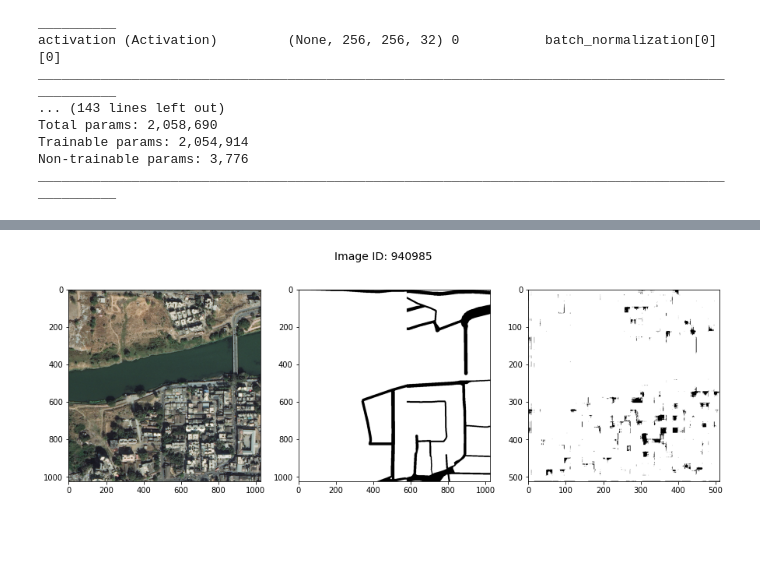
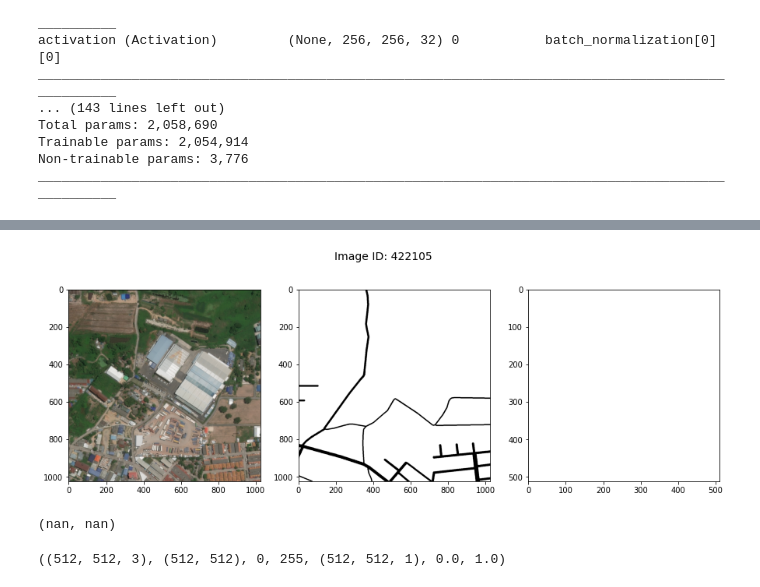
Before and after one commit to hmlewis-astro/street_network_deep_learning, a Jupyter notebook: test_notebook.ipynb, the cells around one changed output, grey strips where cells are left out. Saved outputs shown, nothing was run; the diff lists cells and outputs as text; code cells hidden in the pictures; blank space fills up the shorter version.

```diff
--- a/test_notebook.ipynb
+++ b/test_notebook.ipynb
@@ -147,12 +147,16 @@ for i in img_idx:
   sat_img = cv2.cvtColor(cv2.imread(metadata_train['sat_image_path'][i]),
                          cv2.COLOR_BGR2RGB)
   sat_mask = cv2.cvtColor(cv2.imread(metadata_train['mask_path'][i]),
-                          cv2.COLOR_BGR2RGB)[:,:,0]
+                          cv2.COLOR_BGR2RGB) / 255.
 
   fig, ax = plt.subplots(1, 2, figsize=(10,5))
 
   fig.suptitle('Image ID: {}'.format(metadata_train['image_id'][i]),
                fontsize=14)
   ax[0].imshow(sat_img)
-  ax[1].imshow(sat_mask, cmap='Greys');
+  im = ax[1].imshow(sat_mask, cmap='Greys', vmin=0.0, vmax=1.0)
+
+  fig.subplots_adjust(right=0.8)
+  cbar_ax = fig.add_axes([0.85, 0.20, 0.05, 0.60])
+  fig.colorbar(im, cax=cbar_ax)
 # %% [output]
@@ -215,9 +219,9 @@ class SatDatClass(keras.utils.Sequence):
         for j, path in enumerate(batch_target_img_paths):
             img = load_img(path, target_size=self.img_size,
                            color_mode="grayscale")
-            #y[j] = np.expand_dims(img, 2)
-            y[j] = np.expand_dims(img, 2) / 255. #easier for network to interpret numbers in range [0,1]
-            # Ground truth labels are 0, 1, 3.
+            y[j] = np.expand_dims(img, 2)
+            #y[j] = np.expand_dims(img, 2) / 255. #easier for network to interpret numbers in range [0,1]
+            # Ground truth labels are 1, 2, 3.
             # Subtract one to make them 0, 1, 2:
             #y[j] -= 1
 
@@ -341,11 +340,14 @@ val_gen = SatDatClass(batch_size, img_size,
 # %%
 model.compile(optimizer="rmsprop",
               loss="sparse_categorical_crossentropy",
-              metrics=['accuracy'],)
+              metrics=['accuracy'],)#[keras.metrics.SparseCategoricalAccuracy()])#
+                       #,keras.metrics.Precision(),
+                       #keras.metrics.Recall(),
+                       #keras.metrics.MeanIoU(num_classes=num_classes)],)
 
 callbacks = [keras.callbacks.EarlyStopping(patience=8, verbose=1,
                                            restore_best_weights=True),
-             keras.callbacks.ReduceLROnPlateau(factor=.5, patience=3,
+             keras.callbacks.ReduceLROnPlateau(factor=0.5, patience=3,
                                                verbose=1),
              keras.callbacks.ModelCheckpoint("/content/satellite_segmentation.h5",
                                              save_best_only=True)]
@@ -362,22 +361,36 @@ val_gen = SatDatClass(batch_size, img_size,
                       val_input_img_paths, val_target_img_paths)
 val_preds = model.predict(val_gen)
 # %%
-i = 10
+i = 18
 
 sat_img = cv2.cvtColor(cv2.imread(val_input_img_paths[i]),
                          cv2.COLOR_BGR2RGB)
 sat_mask = cv2.cvtColor(cv2.imread(val_target_img_paths[i]),
                           cv2.COLOR_BGR2RGB)[:,:,0]
 
 fig, ax = plt.subplots(1, 3, figsize=(15,5))
 
 fig.suptitle('Image ID: {}'.format(metadata_train['image_id'][i]),
                fontsize=14)
 ax[0].imshow(sat_img)
 ax[1].imshow(sat_mask, cmap='Greys')
 
-mask = val_preds[i][:, :, 0] < 0.9 #np.argmax(val_preds[i], axis=-1)
+mask = val_preds[i][:, :, 0]# < 0.9 #np.argmax(val_preds[i], axis=-1)
 mask = np.expand_dims(mask, axis=-1)
 ax[2].imshow(keras.preprocessing.image.array_to_img(mask), cmap='Greys');
 # %% [output]
-[figure, old version]
+[figure, new version]
+# %%
+x = val_preds[:][:, :, 0]
+
+x.min(), x.max()
+# %% [output]
+(nan, nan)
+# %%
+img = load_img(metadata_train['sat_image_path'][0], target_size=img_size)
+msk = load_img(metadata_train['mask_path'][0], target_size=img_size,
+                           color_mode="grayscale")
+y = np.expand_dims(msk, 2) / 255.
+np.array(img).shape, np.array(msk).shape, np.array(msk).min(), np.array(msk).max(), y.shape, y.min(), y.max()
+# %% [output]
+((512, 512, 3), (512, 512), 0, 255, (512, 512, 1), 0.0, 1.0)
```
Also changed, not shown: parts of 9 cells of this notebook.
